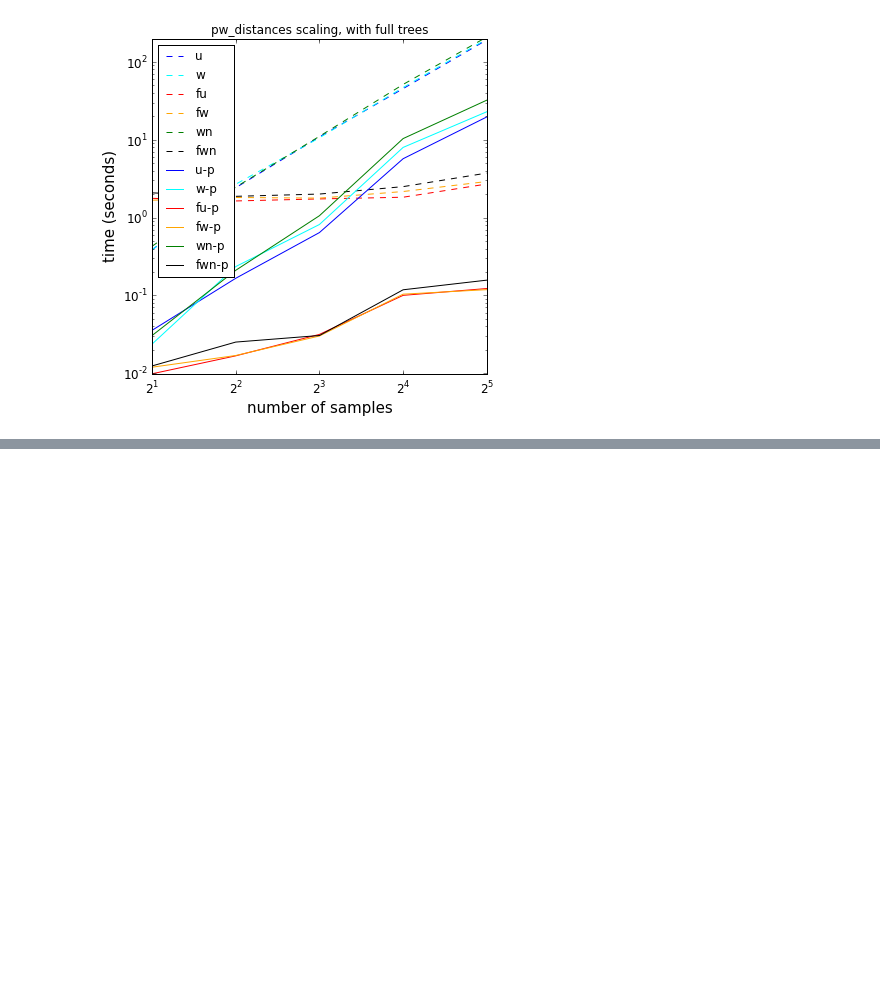
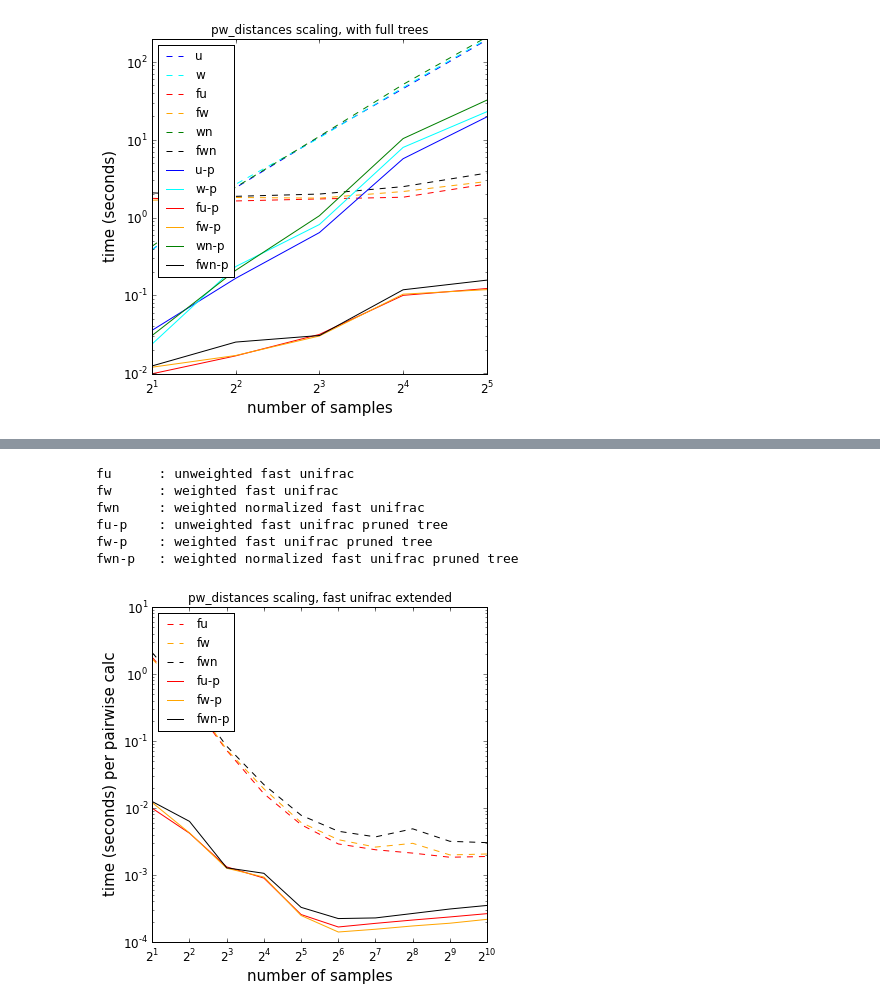
Before and after one commit to wasade/yummy-octo-duck, a Jupyter notebook: ipynb/UniFrac benchmarking.ipynb, the cells around one changed output, grey strips where cells are left out. Saved outputs shown, nothing was run; the diff lists cells and outputs as text; code cells hidden in the pictures; blank space fills up the shorter version.

```diff
--- a/ipynb/UniFrac benchmarking.ipynb
+++ b/ipynb/UniFrac benchmarking.ipynb
@@ -213,0 +301,43 @@ fwn-p   : weighted normalized fast unifrac pruned tree
+# %%
+n_upper_tri = lambda n: max((n**2 / 2.0) - n, 1)
+time_per_calc = lambda times, counts: [(t / n_upper_tri(c)) for t, c in zip(times, counts)]
+
+fig = figure(figsize=(6,6))
+plot(sample_counts_full, time_per_calc(uwf_times, sample_counts_full), '--', color='red')
+plot(sample_counts_full, time_per_calc(wf_times, sample_counts_full), '--', color='orange')
+plot(sample_counts_full, time_per_calc(wnf_times, sample_counts_full), '--', color='black')
+plot(sample_counts_full, time_per_calc(uwf_times_p, sample_counts_full), color='red')
+plot(sample_counts_full, time_per_calc(wf_times_p, sample_counts_full), color='orange')
+plot(sample_counts_full, time_per_calc(wnf_times_p, sample_counts_full), color='black')
+
+legend_acronyms = [
+    ('fu', 'unweighted fast unifrac'),
+    ('fw', 'weighted fast unifrac'),
+    ('fwn', 'weighted normalized fast unifrac'),
+    ('fu-p', 'unweighted fast unifrac pruned tree'),
+    ('fw-p', 'weighted fast unifrac pruned tree'),
+    ('fwn-p', 'weighted normalized fast unifrac pruned tree')
+]
+
+legend([i[0] for i in legend_acronyms], loc=2)
+title("pw_distances scaling, fast unifrac extended")
+xlabel('number of samples', fontsize=15)
+ylabel('time (seconds) per pairwise calc', fontsize=15)
+xscale('log', basex=2)
+yscale('log')
+xlim(min(sample_counts_full), max(sample_counts_full))
+#ylim(min(uwf_times_p), max([uwf_times[-1], wf_times[-1], wnf_times[-1]]))
+tick_params(axis='both', which='major', labelsize=12)
+tick_params(axis='both', which='minor', labelsize=12)
+savefig('fast extended per calc.png')
+
+for ac, name in legend_acronyms:
+    print("%s\t: %s" % (ac, name))
+# %% [output]
+fu      : unweighted fast unifrac
+fw      : weighted fast unifrac
+fwn     : weighted normalized fast unifrac
+fu-p    : unweighted fast unifrac pruned tree
+fw-p    : weighted fast unifrac pruned tree
+fwn-p   : weighted normalized fast unifrac pruned tree
+[figure, added]
```
Also changed, not shown: parts of 3 cells of this notebook.
